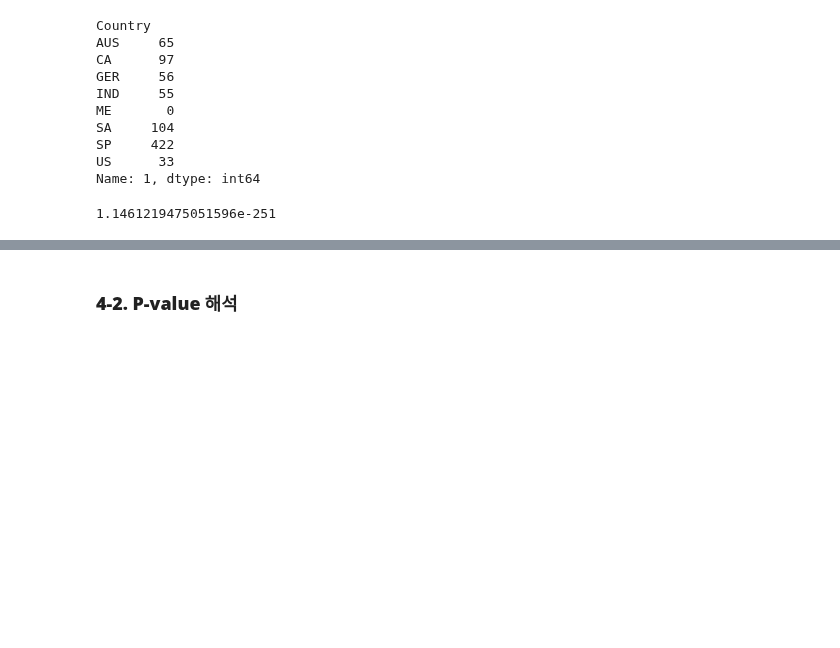
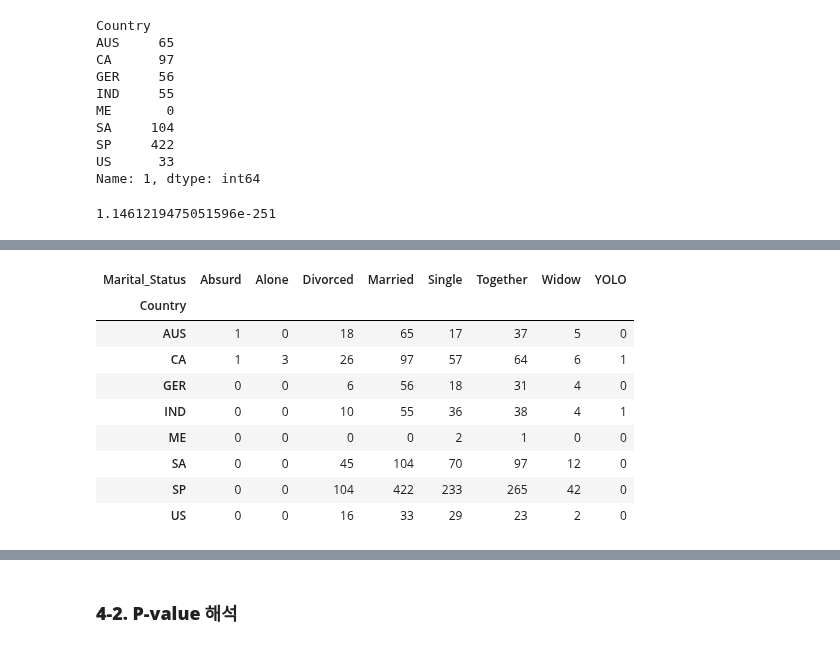
Before and after one commit to LamuneGitHub/A001_Python_Test, a Jupyter notebook: sprint/ai15-sc12x-이상필.ipynb, the cells around one changed output, grey strips where cells are left out. Saved outputs shown, nothing was run; the diff lists cells and outputs as text; code cells hidden in the pictures; blank space fills up the shorter version.

```diff
--- a/sprint/ai15-sc12x-이상필.ipynb
+++ b/sprint/ai15-sc12x-이상필.ipynb
@@ -120,8 +120,10 @@ import matplotlib as mpl
 import matplotlib.pyplot as plt
 import seaborn as sns
 
+from scipy.stats import chisquare
 
-df_raw = pd.read_csv( 'https://raw.githubusercontent.com/LamuneGitHub/A001_Python_Test/main/sc12_data.csv' )
+
+df_raw = pd.read_csv( 'https://raw.githubusercontent.com/LamuneGitHub/A001_Python_Test/main/data/sc12_data.csv' )
 # %%
 columns = df_raw.columns
 columns
@@ -616,0 +660,15 @@ p_value
+# %%
+# 국적 - 결혼상태 crosstab 생성
+country_marital = pd.crosstab(df_clean['Country'], df_clean['Marital_Status'])
+country_marital
+# %% [output]
+| Marital_Status | Absurd | Alone | Divorced | Married | Single | Together | Widow | YOLO |
+| Country |  |  |  |  |  |  |  |  |
+| AUS | 1 | 0 | 18 | 65 | 17 | 37 | 5 | 0 |
+| CA | 1 | 3 | 26 | 97 | 57 | 64 | 6 | 1 |
+| GER | 0 | 0 | 6 | 56 | 18 | 31 | 4 | 0 |
+| IND | 0 | 0 | 10 | 55 | 36 | 38 | 4 | 1 |
+| ME | 0 | 0 | 0 | 0 | 2 | 1 | 0 | 0 |
+| SA | 0 | 0 | 45 | 104 | 70 | 97 | 12 | 0 |
+| SP | 0 | 0 | 104 | 422 | 233 | 265 | 42 | 0 |
+| US | 0 | 0 | 16 | 33 | 29 | 23 | 2 | 0 |
```
Also changed, not shown: parts of 8 cells of this notebook, 5 other files.
